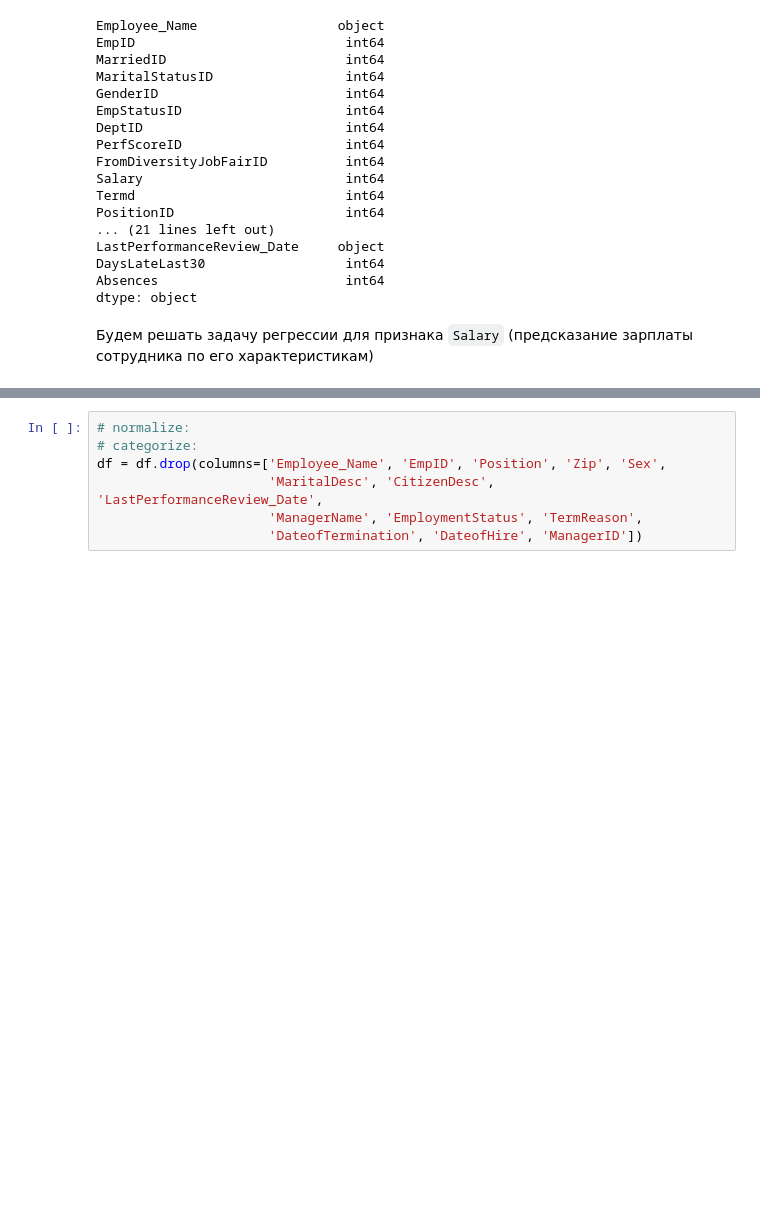
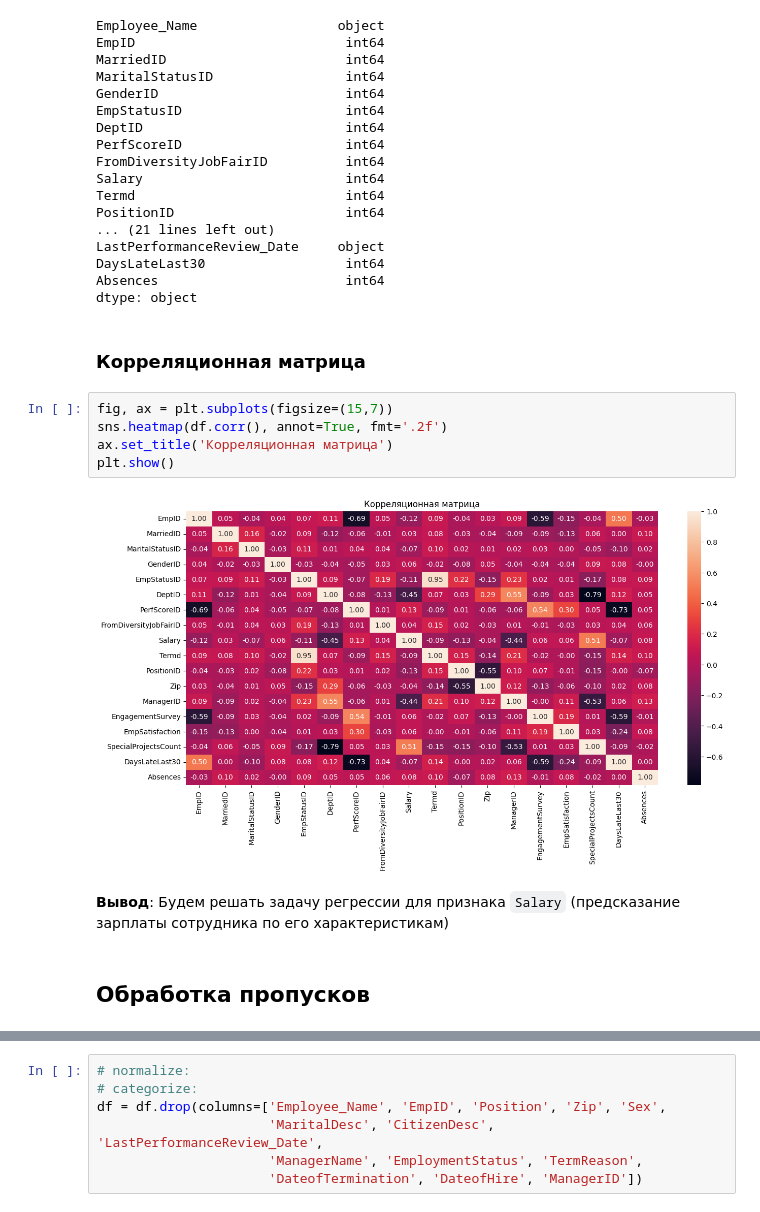
Before and after one commit to dj1vs/ml, a Jupyter notebook: rk/rk-2.ipynb, the cells around one changed output, grey strips where cells are left out. Drawn from its saved outputs; the diff is of its cells as text; blank space fills up the shorter version.

```diff
--- a/rk/rk-2.ipynb
+++ b/rk/rk-2.ipynb
@@ -69,5 +71,16 @@ LastPerformanceReview_Date     object
 DaysLateLast30                  int64
 Absences                        int64
 dtype: object
+# %% [markdown]
+### Корреляционная матрица
+# %%
+fig, ax = plt.subplots(figsize=(15,7))
+sns.heatmap(df.corr(), annot=True, fmt='.2f')
+ax.set_title('Корреляционная матрица')
+plt.show()
+# %% [output]
+[figure, added]
 # %% [markdown]
-Будем решать задачу регрессии для признака `Salary` (предсказание зарплаты сотрудника по его характеристикам)
+**Вывод**: Будем решать задачу регрессии для признака `Salary` (предсказание зарплаты сотрудника по его характеристикам)
+# %% [markdown]
+## Обработка пропусков
```
Also changed, not shown: parts of 15 cells of this notebook, 4 other files.
